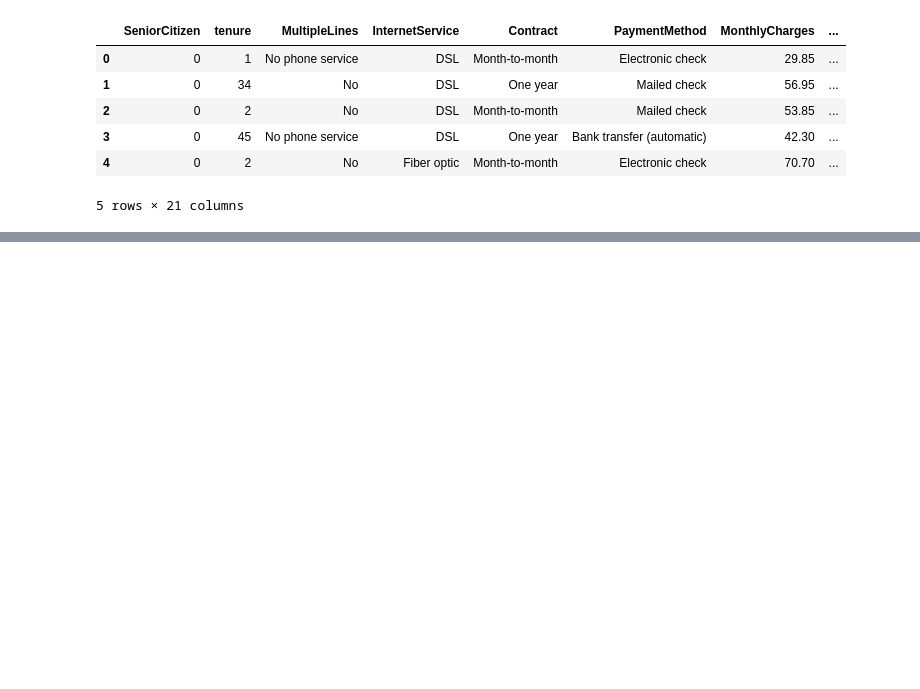
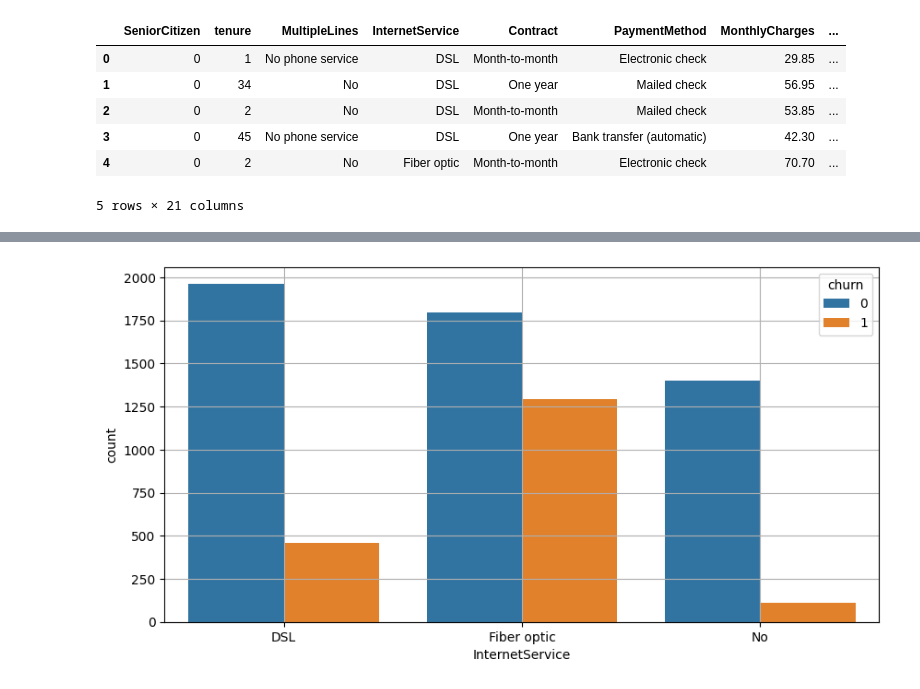
Before and after one commit to Kif30/Customer-Churn-Prediction, a Jupyter notebook: Customer_Churn_Prediction.ipynb, the cells around one changed output, grey strips where cells are left out. Cells and saved outputs as stored; diff of their text form; code cells hidden in the pictures; blank space fills up the shorter version.

```diff
--- a/Customer_Churn_Prediction.ipynb
+++ b/Customer_Churn_Prediction.ipynb
@@ -295,0 +309,9 @@ df.head()
+# %%
+df['multipleLines']=df['MultipleLines'].map({'No phone service':0,'Yes':2,'No':1})
+# %%
+plt.figure(figsize=(10,5))
+sns.countplot(df,x='InternetService',hue='churn')
+plt.grid()
+plt.show()
+# %% [output]
+[figure, added]
```
Also changed, not shown: parts of 11 cells of this notebook.
